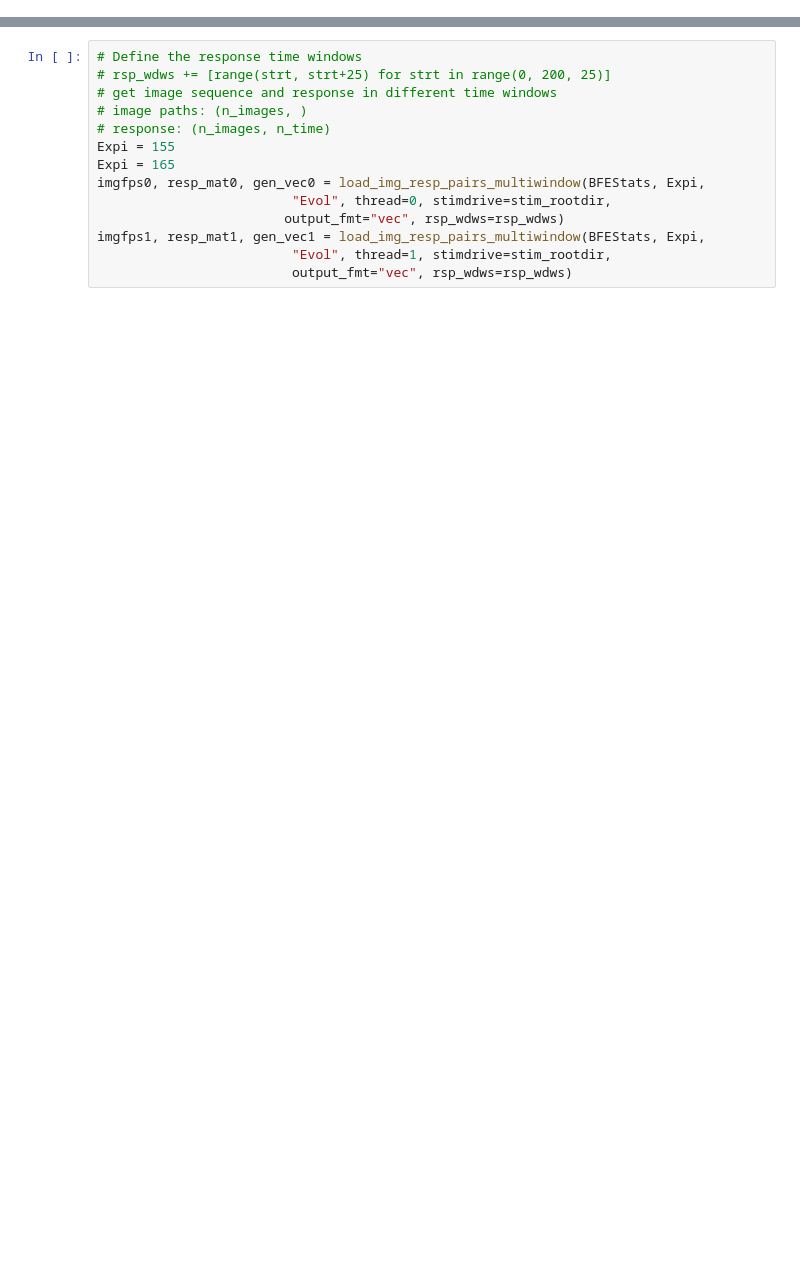
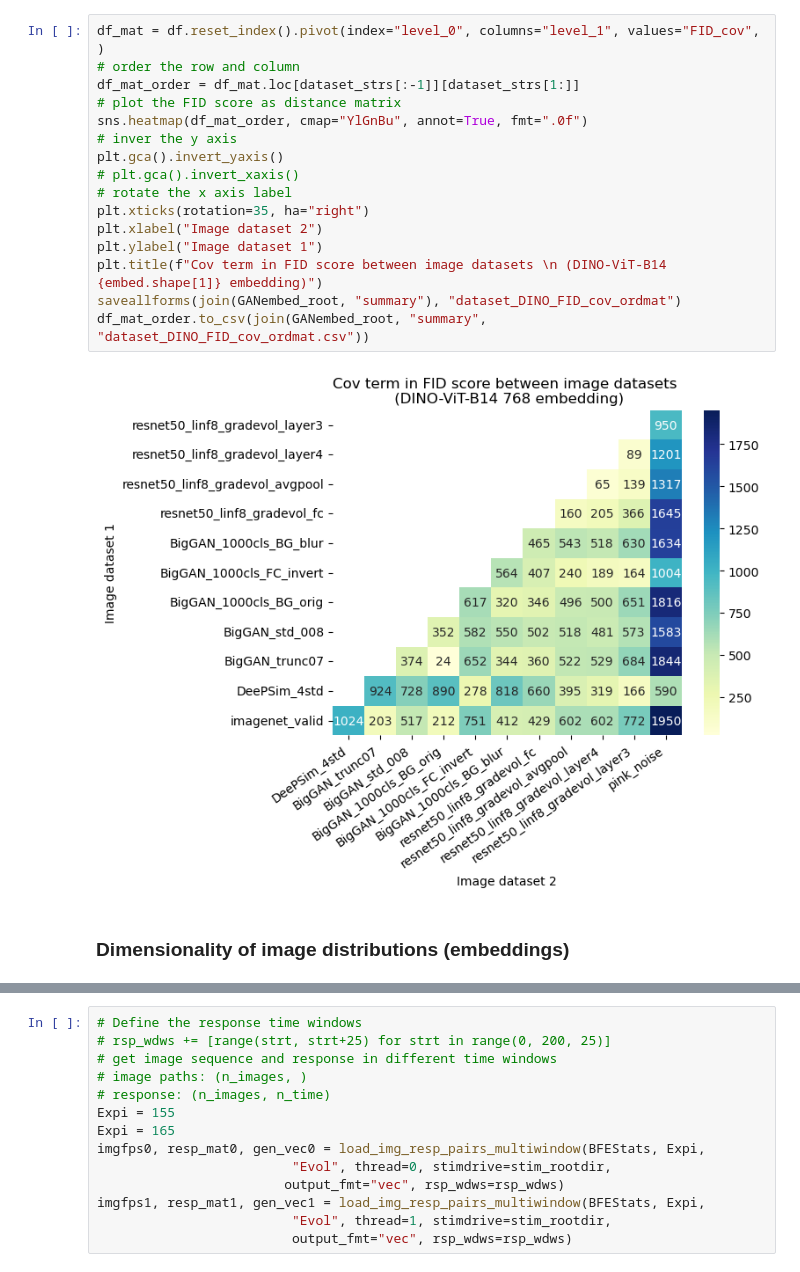
Before and after one commit to Animadversio/Neuro-ActMax-GAN-comparison, a Jupyter notebook: neuro_data_analysis/Evol_img_embedding_analysis.ipynb, the cells around one changed output, grey strips where cells are left out. Cells and saved outputs as stored; diff of their text form; blank space fills up the shorter version.

```diff
--- a/neuro_data_analysis/Evol_img_embedding_analysis.ipynb
+++ b/neuro_data_analysis/Evol_img_embedding_analysis.ipynb
@@ -43,0 +447,20 @@ Using cache found in /n/holylabs/LABS/kempner_fellows/Users/binxuwang/torch_cach
+# %%
+df_mat = df.reset_index().pivot(index="level_0", columns="level_1", values="FID_cov", )
+# order the row and column
+df_mat_order = df_mat.loc[dataset_strs[:-1]][dataset_strs[1:]]
+# plot the FID score as distance matrix
+sns.heatmap(df_mat_order, cmap="YlGnBu", annot=True, fmt=".0f")
+# inver the y axis
+plt.gca().invert_yaxis()
+# plt.gca().invert_xaxis()
+# rotate the x axis label
+plt.xticks(rotation=35, ha="right")
+plt.xlabel("Image dataset 2")
+plt.ylabel("Image dataset 1")
+plt.title(f"Cov term in FID score between image datasets \n (DINO-ViT-B14 {embed.shape[1]} embedding)")
+saveallforms(join(GANembed_root, "summary"), "dataset_DINO_FID_cov_ordmat")
+df_mat_order.to_csv(join(GANembed_root, "summary", "dataset_DINO_FID_cov_ordmat.csv"))
+# %% [output]
+[figure, added]
+# %% [markdown]
+### Dimensionality of image distributions (embeddings)
```
Also changed, not shown: parts of 87 cells of this notebook, 1 other file.
